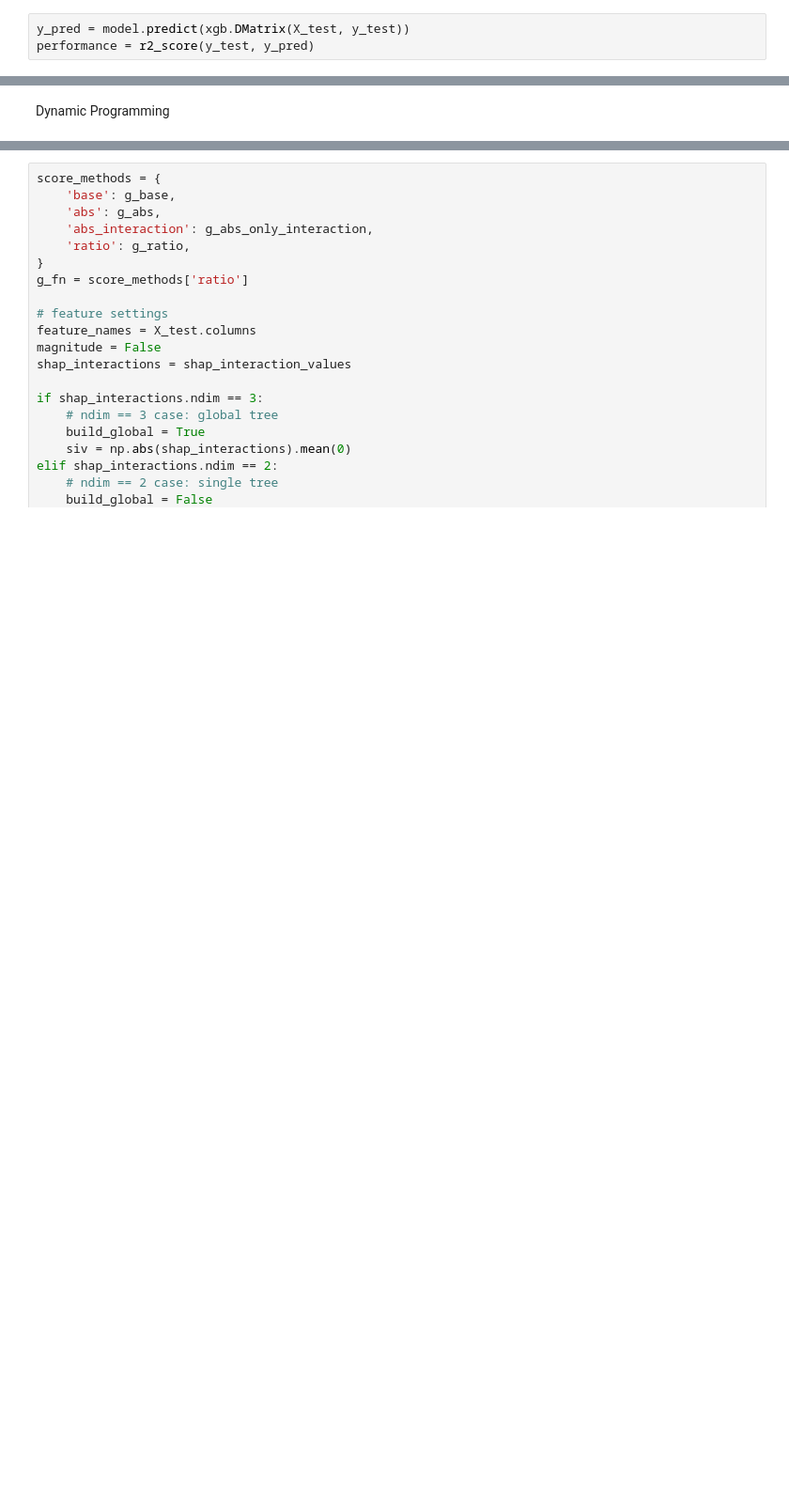
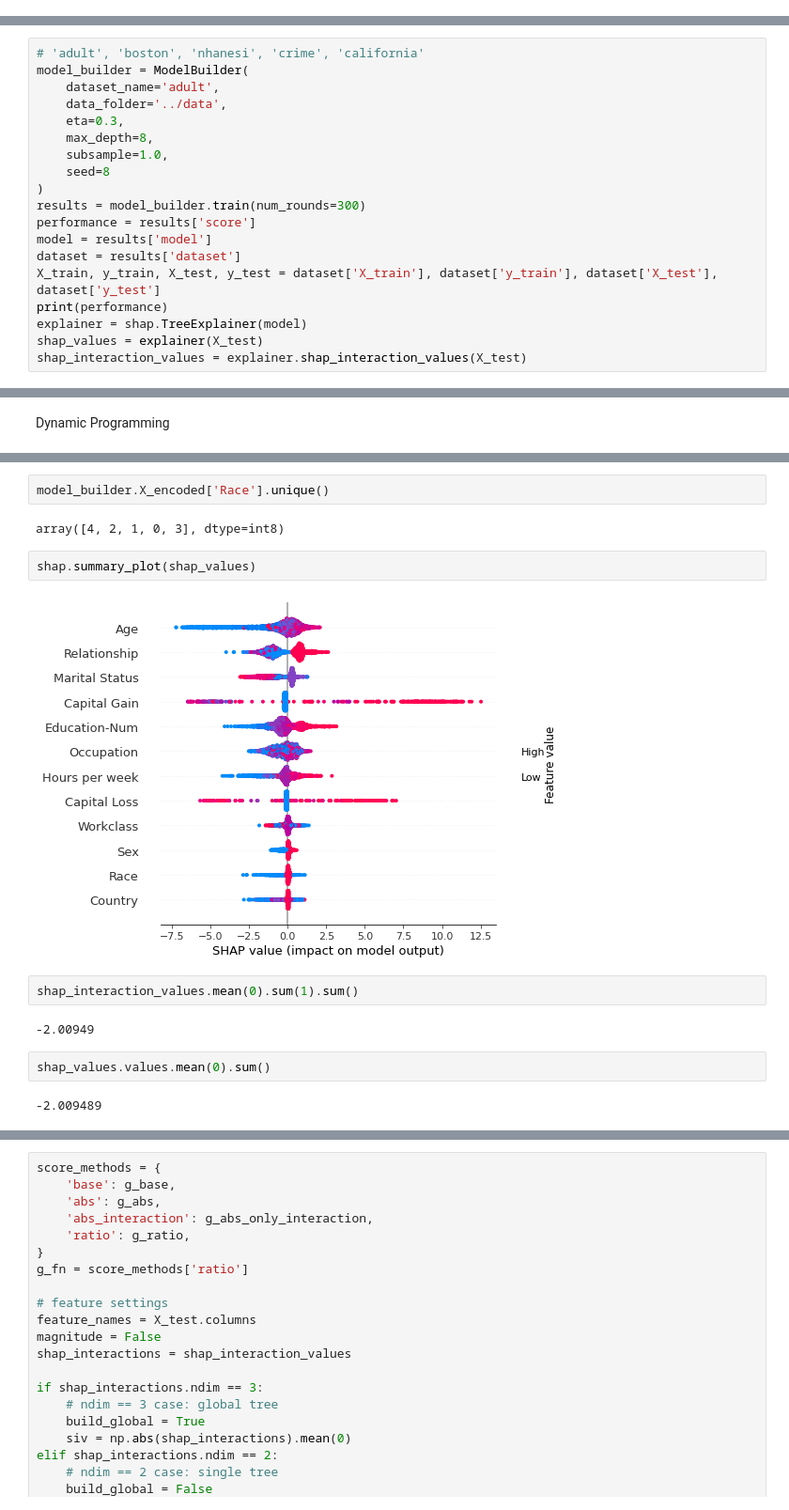
Before and after one commit to simonjisu/FeatureInteractionTree, a Jupyter notebook: notebooks/Solution.ipynb, the cells around one changed output, grey strips where cells are left out. Shown: that part at 94% size. Saved outputs shown, nothing was run; the diff lists cells and outputs as text; blank space fills up the shorter version.

```diff
--- a/notebooks/Solution.ipynb
+++ b/notebooks/Solution.ipynb
@@ -36,6 +36,3 @@ shap_interaction_values = explainer.shap_interaction_values(X_test)
 # of train data: 18576
 # of test data: 2064
 R2 square: 0.8452950327375699
-# %%
-y_pred = model.predict(xgb.DMatrix(X_test, y_test))
-performance = r2_score(y_test, y_pred)
@@ -48,0 +129,19 @@ performance = r2_score(y_test, y_pred)
+# %%
+# 'adult', 'boston', 'nhanesi', 'crime', 'california'
+model_builder = ModelBuilder(
+    dataset_name='adult',
+    data_folder='../data',
+    eta=0.3,
+    max_depth=8,
+    subsample=1.0,
+    seed=8
+)
+results = model_builder.train(num_rounds=300)
+performance = results['score']
+model = results['model']
+dataset = results['dataset']
+X_train, y_train, X_test, y_test = dataset['X_train'], dataset['y_train'], dataset['X_test'], dataset['y_test']
+print(performance)
+explainer = shap.TreeExplainer(model)
+shap_values = explainer(X_test)
+shap_interaction_values = explainer.shap_interaction_values(X_test)
@@ -285,0 +437,16 @@ dict_items([(0, Node('/HouseAge+AveBedrms+Population+MedInc+AveRooms+Latitude+Lo
+# %%
+model_builder.X_encoded['Race'].unique()
+# %% [output]
+array([4, 2, 1, 0, 3], dtype=int8)
+# %%
+shap.summary_plot(shap_values)
+# %% [output]
+[figure, added]
+# %%
+shap_interaction_values.mean(0).sum(1).sum()
+# %% [output]
+-2.00949
+# %%
+shap_values.values.mean(0).sum()
+# %% [output]
+-2.009489
```
Also changed, not shown: parts of 14 cells of this notebook.
